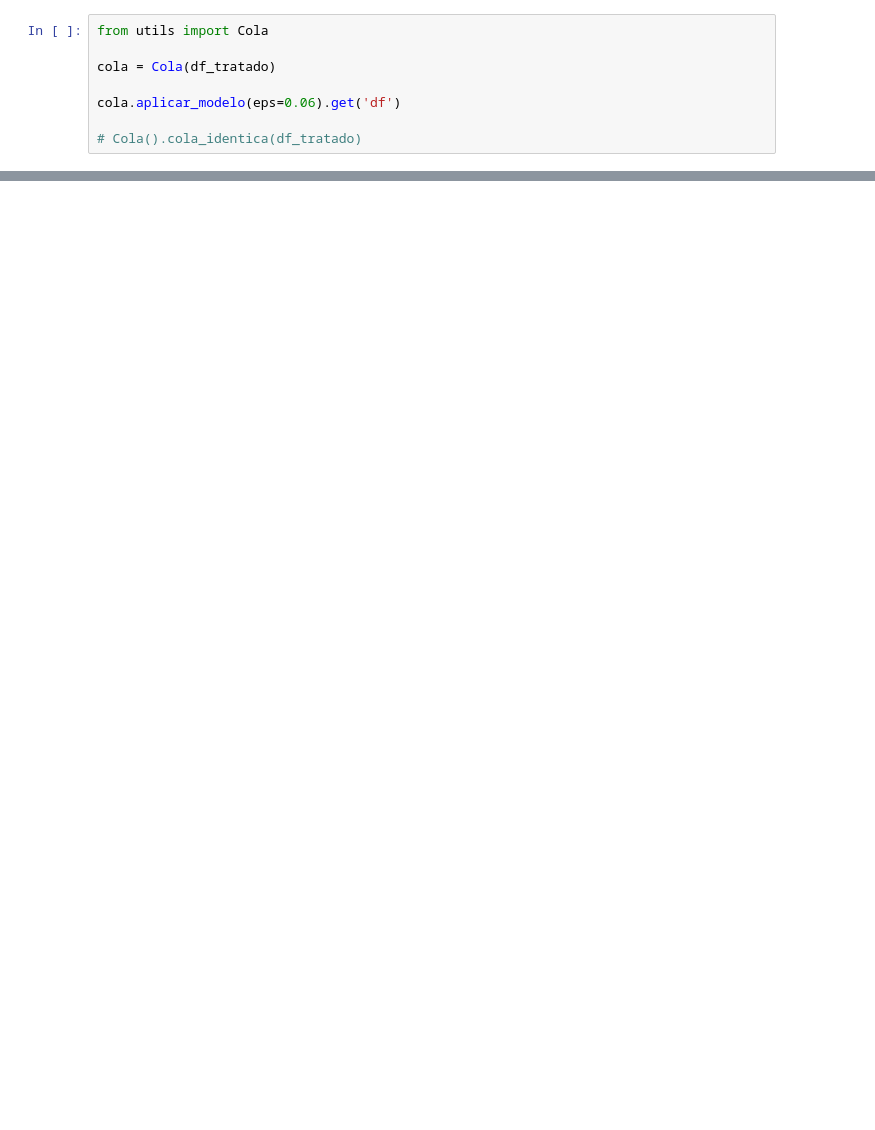
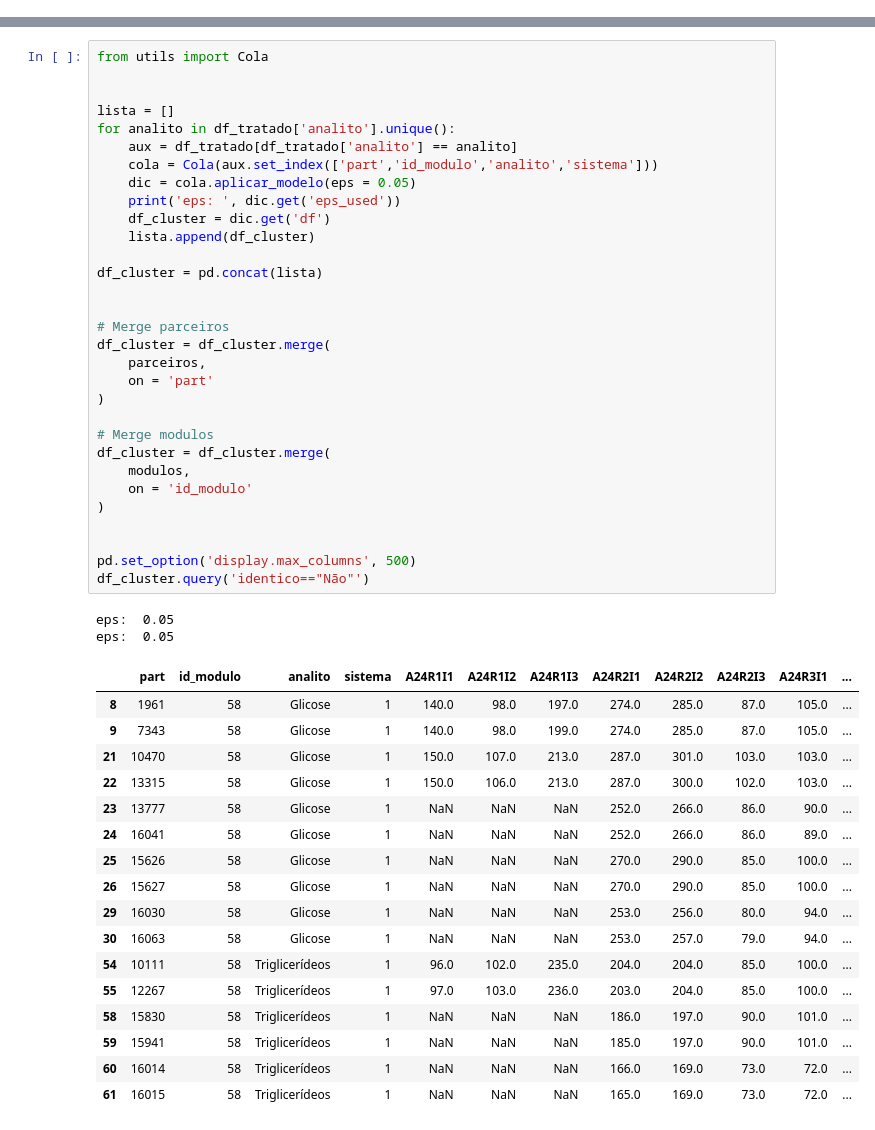
Before and after one commit to BrunoSantos14/Estudo-Colusao, a Jupyter notebook: teste.ipynb, the cells around one changed output, grey strips where cells are left out. Cells and saved outputs as stored; diff of their text form; blank space fills up the shorter version.

```diff
--- a/teste.ipynb
+++ b/teste.ipynb
@@ -70,8 +66,0 @@ len(cola_identica(df_tratado))
-# %%
-from utils import Cola
-
-cola = Cola(df_tratado)
-
-cola.aplicar_modelo(eps=0.06).get('df')
-
-# Cola().cola_identica(df_tratado)
@@ -156,0 +67,51 @@ aplicar_modelo(df_tratado)
+# %%
+from utils import Cola
+
+
+lista = []
+for analito in df_tratado['analito'].unique():
+    aux = df_tratado[df_tratado['analito'] == analito]
+    cola = Cola(aux.set_index(['part','id_modulo','analito','sistema']))
+    dic = cola.aplicar_modelo(eps = 0.05)
+    print('eps: ', dic.get('eps_used'))
+    df_cluster = dic.get('df')
+    lista.append(df_cluster)
+
+df_cluster = pd.concat(lista)
+
+
+# Merge parceiros
+df_cluster = df_cluster.merge(
+    parceiros,
+    on = 'part'
+)
+
+# Merge modulos
+df_cluster = df_cluster.merge(
+    modulos,
+    on = 'id_modulo'
+)
+
+
+pd.set_option('display.max_columns', 500)
+df_cluster.query('identico=="Não"')
+# %% [output]
+eps:  0.05
+eps:  0.05
+|  | part | id_modulo | analito | sistema | A24R1I1 | A24R1I2 | A24R1I3 | A24R2I1 | A24R2I2 | A24R2I3 | A24R3I1 | ... |
+| 8 | 1961 | 58 | Glicose | 1 | 140.0 | 98.0 | 197.0 | 274.0 | 285.0 | 87.0 | 105.0 | ... |
+| 9 | 7343 | 58 | Glicose | 1 | 140.0 | 98.0 | 199.0 | 274.0 | 285.0 | 87.0 | 105.0 | ... |
+| 21 | 10470 | 58 | Glicose | 1 | 150.0 | 107.0 | 213.0 | 287.0 | 301.0 | 103.0 | 103.0 | ... |
+| 22 | 13315 | 58 | Glicose | 1 | 150.0 | 106.0 | 213.0 | 287.0 | 300.0 | 102.0 | 103.0 | ... |
+| 23 | 13777 | 58 | Glicose | 1 | NaN | NaN | NaN | 252.0 | 266.0 | 86.0 | 90.0 | ... |
+| 24 | 16041 | 58 | Glicose | 1 | NaN | NaN | NaN | 252.0 | 266.0 | 86.0 | 89.0 | ... |
+| 25 | 15626 | 58 | Glicose | 1 | NaN | NaN | NaN | 270.0 | 290.0 | 85.0 | 100.0 | ... |
+| 26 | 15627 | 58 | Glicose | 1 | NaN | NaN | NaN | 270.0 | 290.0 | 85.0 | 100.0 | ... |
+| 29 | 16030 | 58 | Glicose | 1 | NaN | NaN | NaN | 253.0 | 256.0 | 80.0 | 94.0 | ... |
+| 30 | 16063 | 58 | Glicose | 1 | NaN | NaN | NaN | 253.0 | 257.0 | 79.0 | 94.0 | ... |
+| 54 | 10111 | 58 | Triglicerídeos | 1 | 96.0 | 102.0 | 235.0 | 204.0 | 204.0 | 85.0 | 100.0 | ... |
+| 55 | 12267 | 58 | Triglicerídeos | 1 | 97.0 | 103.0 | 236.0 | 203.0 | 204.0 | 85.0 | 100.0 | ... |
+| 58 | 15830 | 58 | Triglicerídeos | 1 | NaN | NaN | NaN | 186.0 | 197.0 | 90.0 | 101.0 | ... |
+| 59 | 15941 | 58 | Triglicerídeos | 1 | NaN | NaN | NaN | 185.0 | 197.0 | 90.0 | 101.0 | ... |
+| 60 | 16014 | 58 | Triglicerídeos | 1 | NaN | NaN | NaN | 166.0 | 169.0 | 73.0 | 72.0 | ... |
+| 61 | 16015 | 58 | Triglicerídeos | 1 | NaN | NaN | NaN | 165.0 | 169.0 | 73.0 | 72.0 | ... |
```
Also changed, not shown: parts of 8 cells of this notebook, 5 other files.
